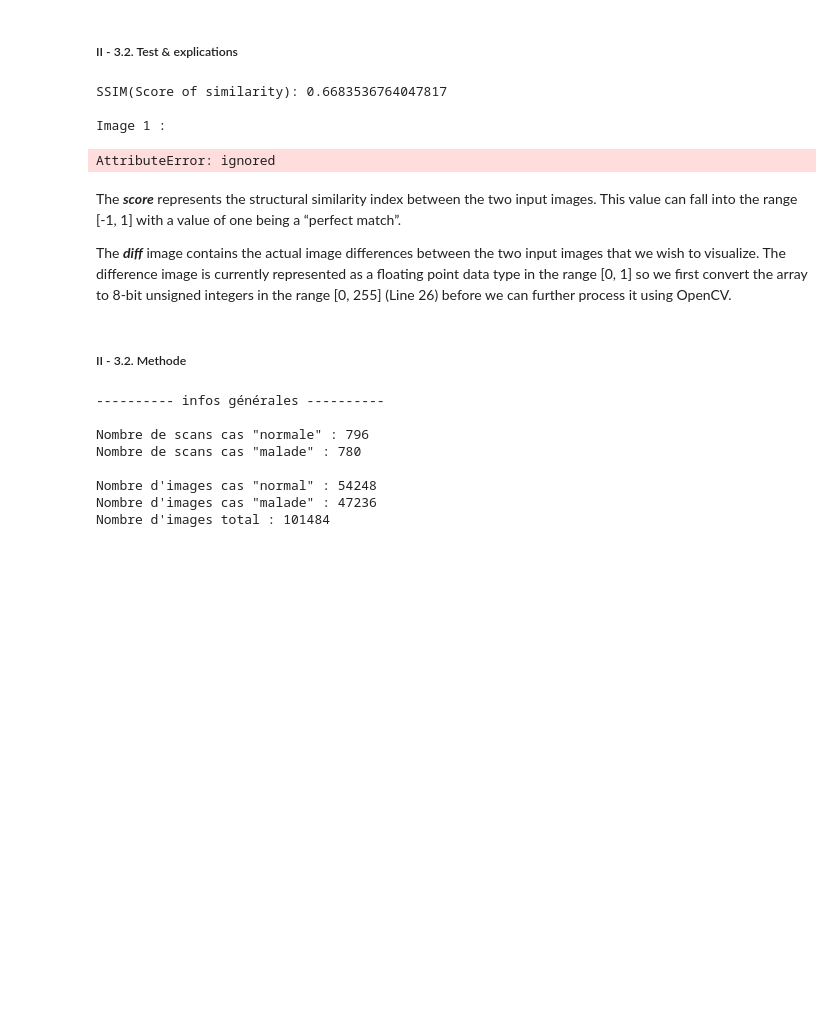
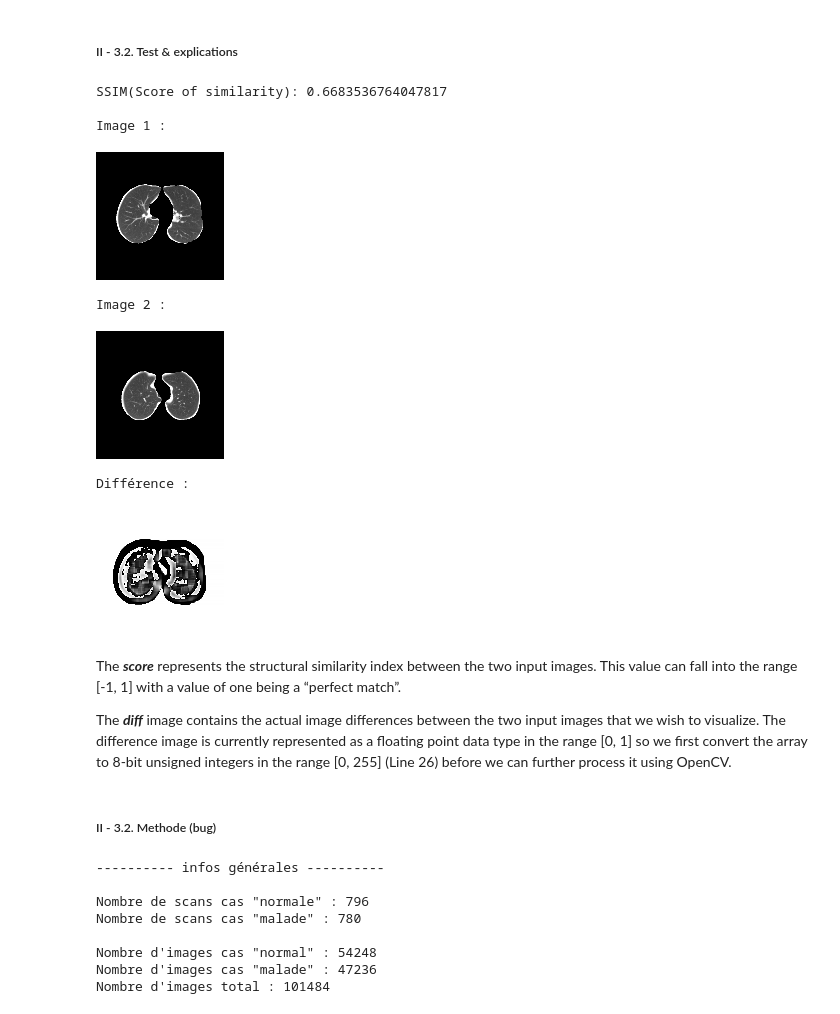
Before and after one commit to quent1fvr/Infection_pulmonaire, a Jupyter notebook: Infection_pulmonaire_v2.ipynb, the cells around one changed output. Cells and saved outputs as stored; diff of their text form; code cells hidden in the pictures; blank space fills up the shorter version.

```diff
--- a/Infection_pulmonaire_v2.ipynb
+++ b/Infection_pulmonaire_v2.ipynb
@@ -272,45 +240,47 @@ from skimage.metrics import structural_similarity as compare_ssim
 import argparse
 import imutils
 import cv2
 from keras.preprocessing.image import load_img, img_to_array, array_to_img
 from PIL import Image
-
-
 
 path_image1 = "/tmp/COVID_crop/normal/1/0022.png"
 path_image2 = "/tmp/COVID_crop/normal/1/0015.png"
 
 # load the two input images
 imageA = cv2.imread(path_image1)
 imageB = cv2.imread(path_image2)
 
 # compute the Structural Similarity Index (SSIM) between the two
 # images, ensuring that the difference image is returned
 (score, diff) = compare_ssim(imageA, imageB, full=True, multichannel=True)
 diff = (diff * 255).astype("uint8")
 print("SSIM(Score of similarity): {}".format(score))
 
 from google.colab.patches import cv2_imshow
 # show the output images
 print("\nImage 1 :\n")
-
-img = load_img(path_image1, target_size=(48,48))
-load_img.show()
+#img = load_img(path_image1, target_size=(48,48))
+#load_img.show()
+cv2_imshow(imageA)
 print("\nImage 2 :\n")
 cv2_imshow(imageB)
 print("\nDifférence :\n")
 cv2_imshow(diff)
 # %% [output]
 SSIM(Score of similarity): 0.6683536764047817
 
 Image 1 :
+[figure, added]
-AttributeError: ignored
+Image 2 :
+[figure, added]
+Différence :
+[figure, added]
 # %% [markdown]
 The ***score*** represents the structural similarity index between the two input images. This value can fall into the range [-1, 1] with a value of one being a “perfect match”.
 
 The ***diff*** image contains the actual image differences between the two input images that we wish to visualize. The difference image is currently represented as a floating point data type in the range [0, 1] so we first convert the array to 8-bit unsigned integers in the range [0, 255] (Line 26) before we can further process it using OpenCV.
 # %% [markdown]
-##### II - 3.2. Methode
+##### II - 3.2. Methode (bug)
 # %%
 from skimage.metrics import structural_similarity as compare_ssim
 import argparse
```
Also changed, not shown: parts of 16 cells of this notebook.
